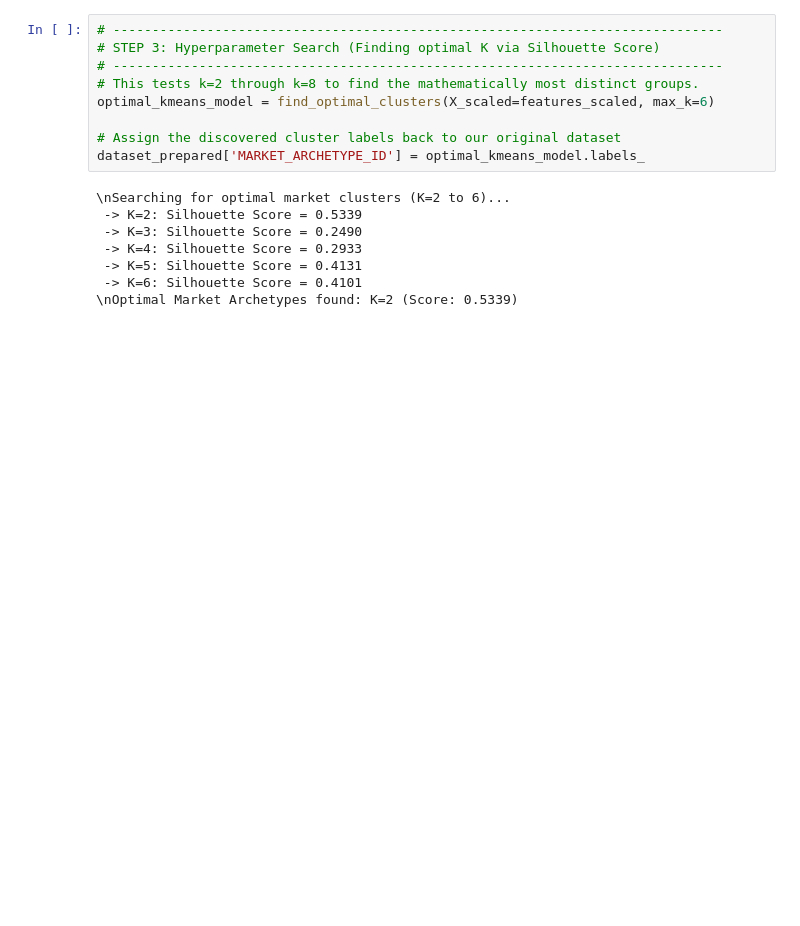
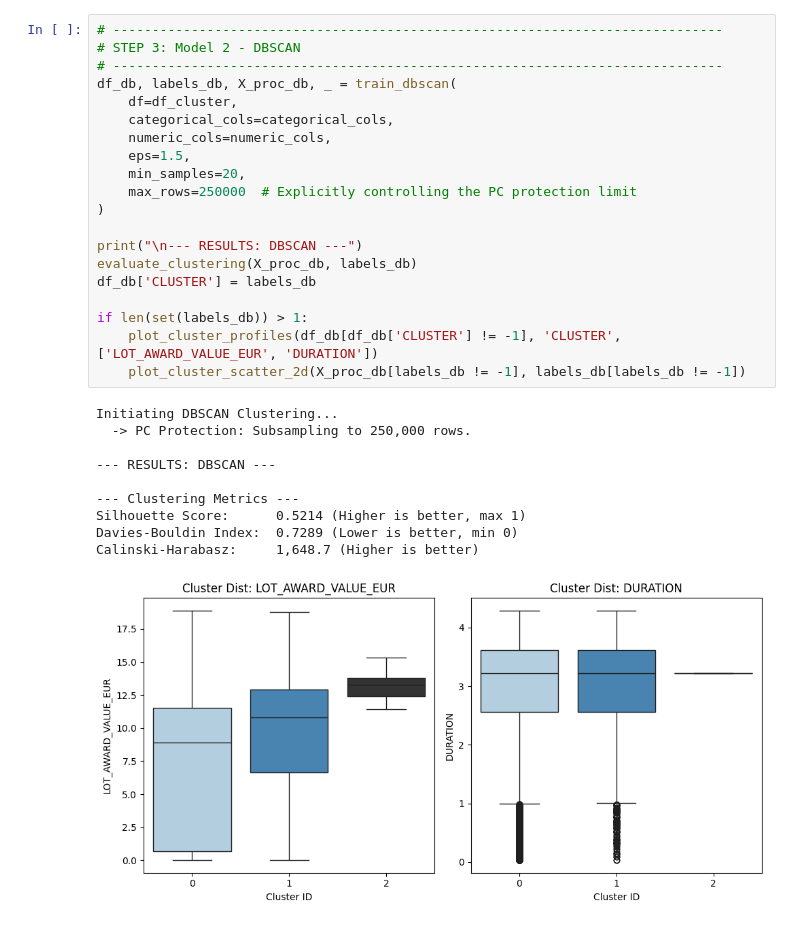
Before and after one commit to msuess23/egov-aids, a Jupyter notebook: 06_clustering.ipynb, the cells around one changed output. Saved outputs shown, nothing was run; the diff lists cells and outputs as text; blank space fills up the shorter version.

```diff
--- a/06_clustering.ipynb
+++ b/06_clustering.ipynb
@@ -48,17 +78,31 @@ Preparing features for Unsupervised Clustering (Imputation & Scaling)...
 # %%
 # ------------------------------------------------------------------------------
-# STEP 3: Hyperparameter Search (Finding optimal K via Silhouette Score)
+# STEP 3: Model 2 - DBSCAN
 # ------------------------------------------------------------------------------
-# This tests k=2 through k=8 to find the mathematically most distinct groups.
-optimal_kmeans_model = find_optimal_clusters(X_scaled=features_scaled, max_k=6)
+df_db, labels_db, X_proc_db, _ = train_dbscan(
+    df=df_cluster,
+    categorical_cols=categorical_cols,
+    numeric_cols=numeric_cols,
+    eps=1.5,
+    min_samples=20,
+    max_rows=250000  # Explicitly controlling the PC protection limit
+)
 
-# Assign the discovered cluster labels back to our original dataset
-dataset_prepared['MARKET_ARCHETYPE_ID'] = optimal_kmeans_model.labels_
+print("\n--- RESULTS: DBSCAN ---")
+evaluate_clustering(X_proc_db, labels_db)
+df_db['CLUSTER'] = labels_db
+
+if len(set(labels_db)) > 1:
+    plot_cluster_profiles(df_db[df_db['CLUSTER'] != -1], 'CLUSTER', ['LOT_AWARD_VALUE_EUR', 'DURATION'])
+    plot_cluster_scatter_2d(X_proc_db[labels_db != -1], labels_db[labels_db != -1])
 # %% [output]
-\nSearching for optimal market clusters (K=2 to 6)...
- -> K=2: Silhouette Score = 0.5339
- -> K=3: Silhouette Score = 0.2490
- -> K=4: Silhouette Score = 0.2933
- -> K=5: Silhouette Score = 0.4131
- -> K=6: Silhouette Score = 0.4101
-\nOptimal Market Archetypes found: K=2 (Score: 0.5339)
+Initiating DBSCAN Clustering...
+  -> PC Protection: Subsampling to 250,000 rows.
+
+--- RESULTS: DBSCAN ---
+
+--- Clustering Metrics ---
+Silhouette Score:      0.5214 (Higher is better, max 1)
+Davies-Bouldin Index:  0.7289 (Lower is better, min 0)
+Calinski-Harabasz:     1,648.7 (Higher is better)
+[figure, added]
```
Also changed, not shown: parts of 5 cells of this notebook, 21 other files.
